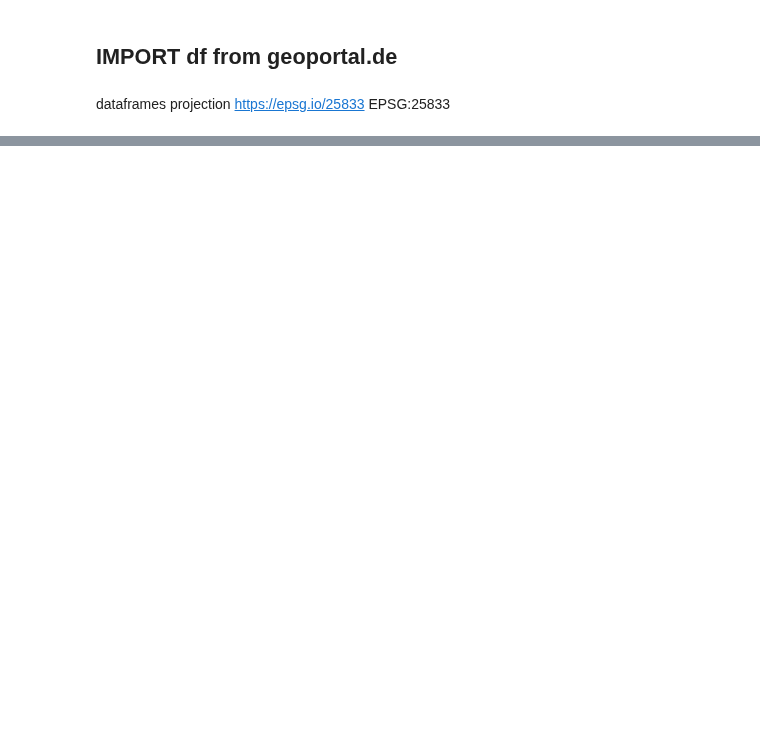
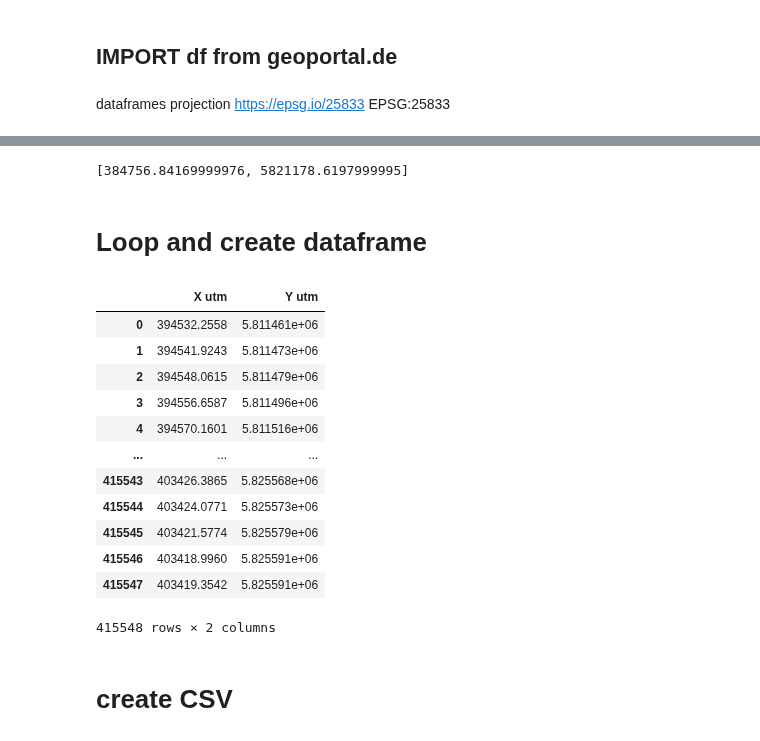
Before and after one commit to chvieira2/livablestreets, a Jupyter notebook: notebooks/Laia_geoportalDE_request.ipynb, the cells around one changed output, grey strips where cells are left out. Drawn from its saved outputs; the diff is of its cells as text; code cells hidden in the pictures; blank space fills up the shorter version.

```diff
--- a/notebooks/Laia_geoportalDE_request.ipynb
+++ b/notebooks/Laia_geoportalDE_request.ipynb
@@ -6,15 +8,11 @@ EPSG:25833
 # %%
 import requests
 
+url_geoportal_UTM = 'https://fbinter.stadt-berlin.de/fb/wfs/data/senstadt/s_wfs_baumbestand?service=WFS&request=GetFeature&version=2.0.0&typeNames=fis%3As_wfs_baumbestand&outputFormat=application%2Fjson&resultType=results&count=10'
 
-url = "https://www.metaweather.com/api/location/search/?query=london"
+url_geoportal_UTM_full = 'https://fbinter.stadt-berlin.de/fb/wfs/data/senstadt/s_wfs_baumbestand?service=WFS&request=GetFeature&version=2.0.0&typeNames=fis%3As_wfs_baumbestand&outputFormat=application%2Fgeo%2Bjson&resultType=results'
 
-url_geoportal = 'https://fbinter.stadt-berlin.de/fb/wfs/data/senstadt/s_baumbestand?service=WFS&request=GetFeature&version=2.0.0&typeNames=fis%3As_baumbestand&outputFormat=application%2Fgeo%2Bjson&resultType=results'
-url_geoportal_UTM = 'https://fbinter.stadt-berlin.de/fb/wfs/data/senstadt/s_wfs_baumbestand?service=WFS&request=GetFeature&version=2.0.0&typeNames=fis%3As_wfs_baumbestand&outputFormat=application%2Fjson&resultType=results&count=10'
-response = requests.get(url_geoportal_UTM).json()
-
-# city = response[0]
-# print(f"{city['title']}: {city['woeid']} ({city['latt_long']})")
+response = requests.get(url_geoportal_UTM_full).json()
 # %%
 response
 # %% [output]
@@ -51,0 +39,34 @@ df_eating.to_csv('../livablestreets/data/df_eating.csv', index=False)
+# %%
+res = response['features']
+res[20000]['geometry']['coordinates']
+# %% [output]
+[384756.84169999976, 5821178.6197999995]
+# %% [markdown]
+# Loop and create dataframe
+# %%
+response_features = response['features']
+i=0
+features_tmp = []
+
+for feature in response_features:
+    features_tmp.append(feature['geometry']['coordinates'])
+
+df1 = pd.DataFrame(features_tmp, columns=['X utm','Y utm'])
+# %%
+df1
+# %% [output]
+|  | X utm | Y utm |
+| 0 | 394532.2558 | 5.811461e+06 |
+| 1 | 394541.9243 | 5.811473e+06 |
+| 2 | 394548.0615 | 5.811479e+06 |
+| 3 | 394556.6587 | 5.811496e+06 |
+| 4 | 394570.1601 | 5.811516e+06 |
+| ... | ... | ... |
+| 415543 | 403426.3865 | 5.825568e+06 |
+| 415544 | 403424.0771 | 5.825573e+06 |
+| 415545 | 403421.5774 | 5.825579e+06 |
+| 415546 | 403418.9960 | 5.825591e+06 |
+| 415547 | 403419.3542 | 5.825591e+06 |
+415548 rows × 2 columns
+# %% [markdown]
+# create CSV
```
Also changed, not shown: parts of 6 cells of this notebook, 2 other files.
